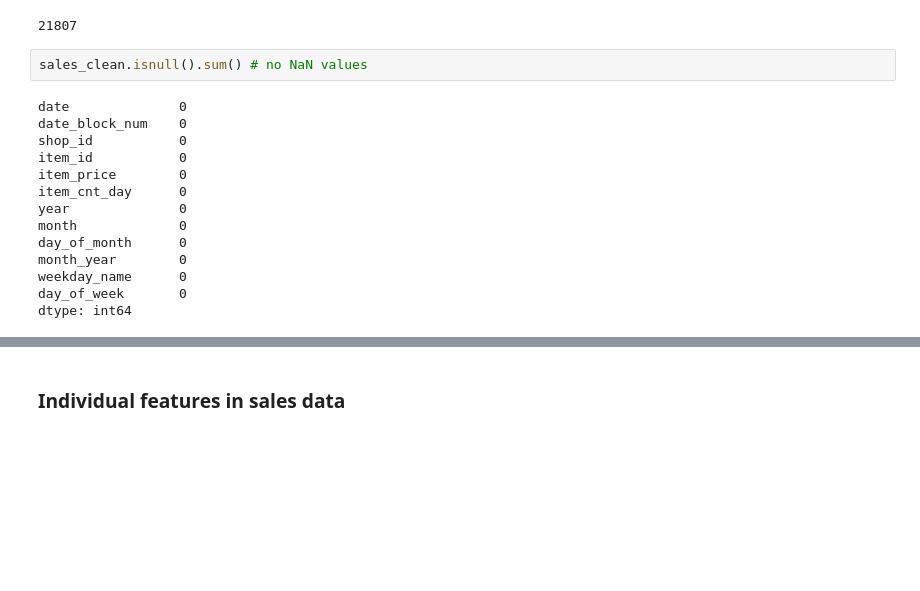
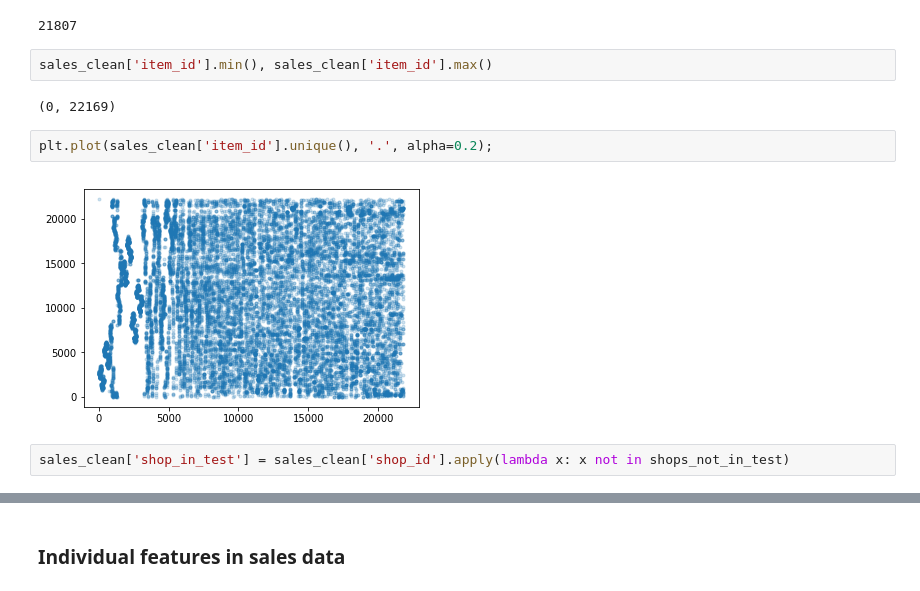
Before and after one commit to JojoYY/Coursera_Kaggle_Project, a Jupyter notebook: EDA_separate_data.ipynb, the cells around one changed output, grey strips where cells are left out. Cells and saved outputs as stored; diff of their text form; blank space fills up the shorter version.

```diff
--- a/EDA_separate_data.ipynb
+++ b/EDA_separate_data.ipynb
@@ -57,19 +78,13 @@ sales_clean['shop_id'].nunique()
 sales_clean['item_id'].nunique()
 # %% [output]
 21807
-# %%
-sales_clean.isnull().sum() # no NaN values
-# %% [output]
-date              0
-date_block_num    0
-shop_id           0
-item_id           0
-item_price        0
-item_cnt_day      0
-year              0
-month             0
-day_of_month      0
-month_year        0
-weekday_name      0
-day_of_week       0
-dtype: int64
+# %%
+sales_clean['item_id'].min(), sales_clean['item_id'].max()
+# %% [output]
+(0, 22169)
+# %%
+plt.plot(sales_clean['item_id'].unique(), '.', alpha=0.2);
+# %% [output]
+[figure, added]
+# %%
+sales_clean['shop_in_test'] = sales_clean['shop_id'].apply(lambda x: x not in shops_not_in_test)
```
Also changed, not shown: parts of 40 cells of this notebook, 1 other file.
